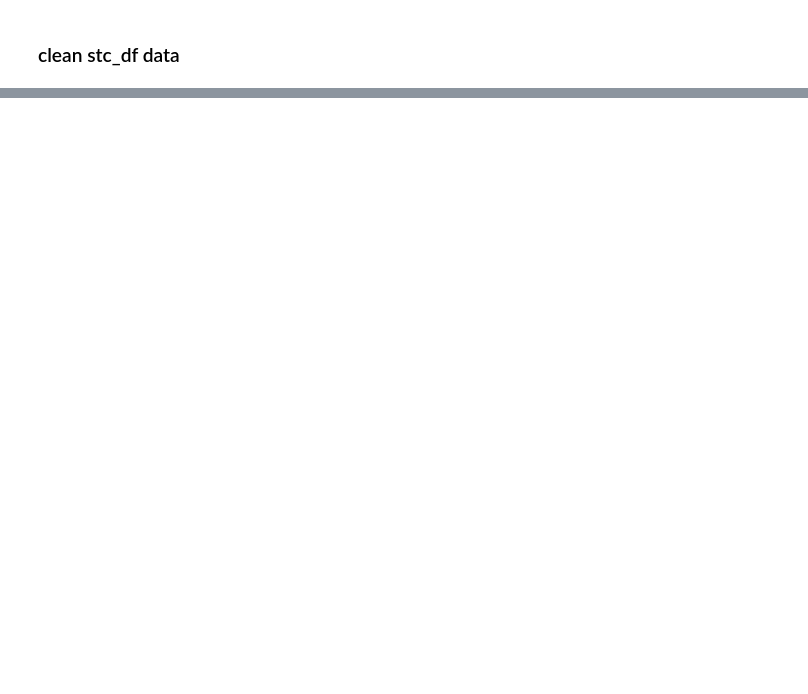
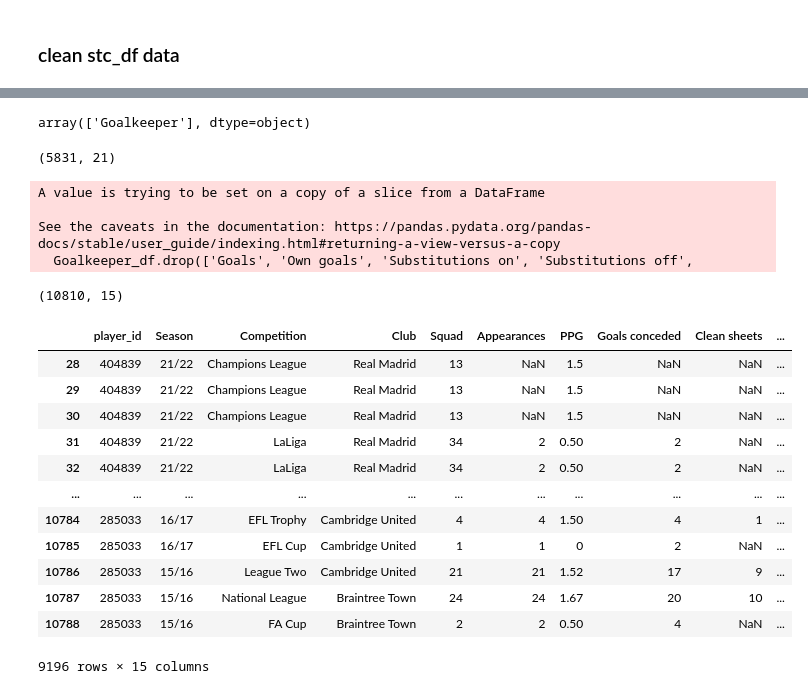
Before and after one commit to MHBehroozi/Transfermarkt, a Jupyter notebook: ML Part 1/ML-part1-data.ipynb, the cells around one changed output, grey strips where cells are left out. Drawn from its saved outputs; the diff is of its cells as text; code cells hidden in the pictures; blank space fills up the shorter version.

```diff
--- a/ML Part 1/ML-part1-data.ipynb
+++ b/ML Part 1/ML-part1-data.ipynb
@@ -93,0 +118,22 @@ stc_df.head()
+# %%
+Goalkeeper_df = stc_df[stc_df['main_position'] == 'Goalkeeper']
+striker_df = stc_df[stc_df['main_position'] == 'striker']
+defender_df = stc_df[stc_df['main_position'] == 'defender']
+midfielder_df = stc_df[stc_df['main_position'] == 'midfielder']
+# %%
+np.unique(Goalkeeper_df['main_position'])
+# %% [output]
+array(['Goalkeeper'], dtype=object)
+# %%
+Goalkeeper_df.shape
+# %% [output]
+(5831, 21)
+# %%
+Goalkeeper_df.drop(['Goals', 'Own goals', 'Substitutions on', 'Substitutions off',
+                   'Yellow cards', 'Second yellow cards', 'Red cards', 'Minutes played',
+                   ], inplace=True, axis=1)
+# %% [output]
+A value is trying to be set on a copy of a slice from a DataFrame
+
+See the caveats in the documentation: https://pandas.pydata.org/pandas-docs/stable/user_guide/indexing.html#returning-a-view-versus-a-copy
+  Goalkeeper_df.drop(['Goals', 'Own goals', 'Substitutions on', 'Substitutions off',
@@ -93,0 +142,21 @@ stc_df.head()
+# %%
+Goalkeeper_df_m.shape
+# %% [output]
+(10810, 15)
+# %%
+Goalkeeper_df = Goalkeeper_df.dropna(subset=['market_value'])
+Goalkeeper_df
+# %% [output]
+|  | player_id | Season | Competition | Club | Squad | Appearances | PPG | Goals conceded | Clean sheets | ... |
+| 28 | 404839 | 21/22 | Champions League | Real Madrid | 13 | NaN | 1.5 | NaN | NaN | ... |
+| 29 | 404839 | 21/22 | Champions League | Real Madrid | 13 | NaN | 1.5 | NaN | NaN | ... |
+| 30 | 404839 | 21/22 | Champions League | Real Madrid | 13 | NaN | 1.5 | NaN | NaN | ... |
+| 31 | 404839 | 21/22 | LaLiga | Real Madrid | 34 | 2 | 0.50 | 2 | NaN | ... |
+| 32 | 404839 | 21/22 | LaLiga | Real Madrid | 34 | 2 | 0.50 | 2 | NaN | ... |
+| ... | ... | ... | ... | ... | ... | ... | ... | ... | ... | ... |
+| 10784 | 285033 | 16/17 | EFL Trophy | Cambridge United | 4 | 4 | 1.50 | 4 | 1 | ... |
+| 10785 | 285033 | 16/17 | EFL Cup | Cambridge United | 1 | 1 | 0 | 2 | NaN | ... |
+| 10786 | 285033 | 15/16 | League Two | Cambridge United | 21 | 21 | 1.52 | 17 | 9 | ... |
+| 10787 | 285033 | 15/16 | National League | Braintree Town | 24 | 24 | 1.67 | 20 | 10 | ... |
+| 10788 | 285033 | 15/16 | FA Cup | Braintree Town | 2 | 2 | 0.50 | 4 | NaN | ... |
+9196 rows × 15 columns
```
Also changed, not shown: parts of 7 cells of this notebook, 1 other file.
